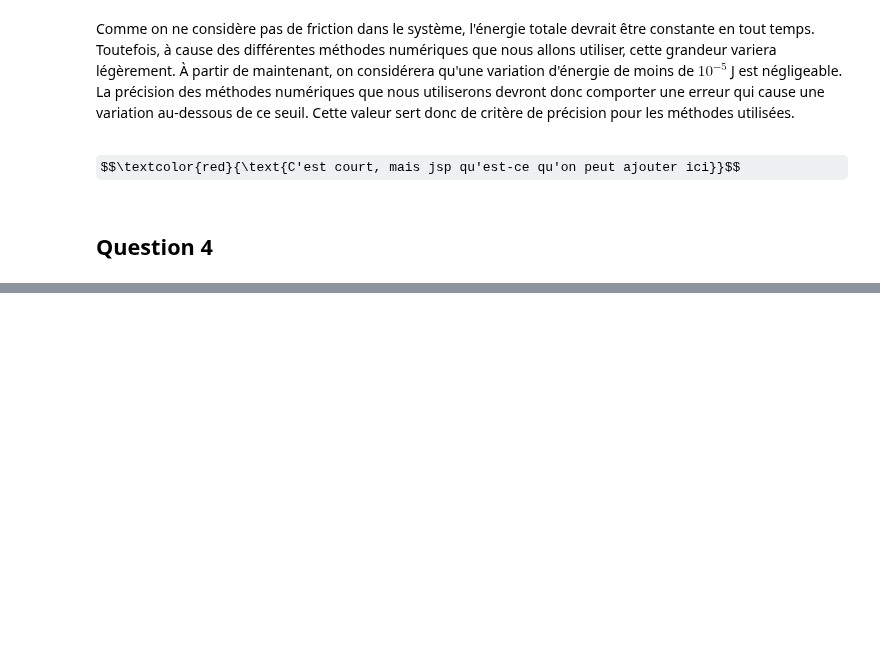
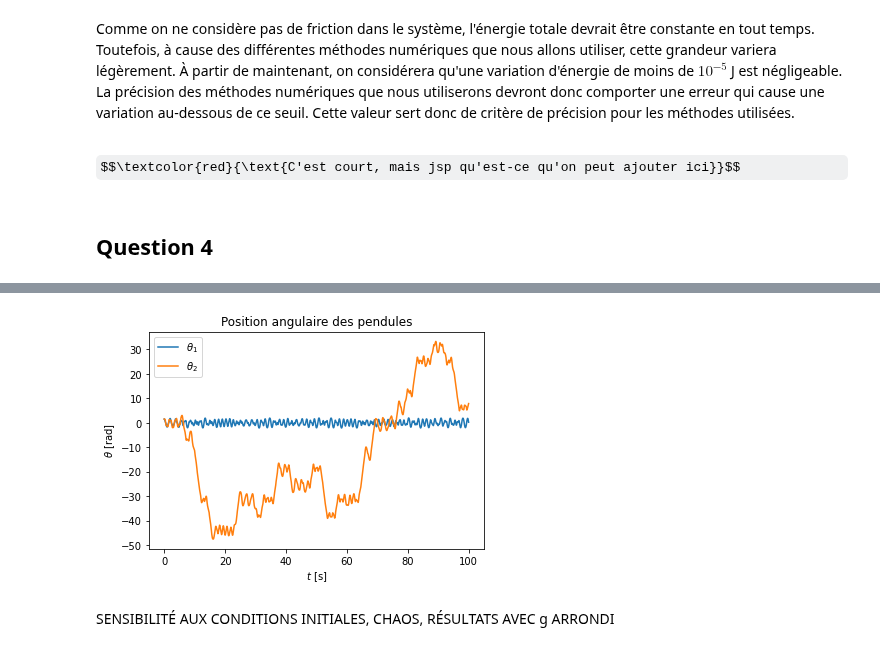
Before and after one commit to Jordan-Charest/PhysNum, a Jupyter notebook: TP3/TP3_Cla.ipynb, the cells around one changed output, grey strips where cells are left out. Cells and saved outputs as stored; diff of their text form; code cells hidden in the pictures; some formulas as TeX source; blank space fills up the shorter version.

```diff
--- a/TP3/TP3_Cla.ipynb
+++ b/TP3/TP3_Cla.ipynb
@@ -6,7 +6,7 @@
 import numpy as np
 import matplotlib.pyplot as plt
 
-g = 9.8
+g = 9.80665
 # %% [markdown]
 ## Question 3
 # %% [markdown]
@@ -45,7 +45,7 @@ def runge_kutta_4(f, x_0, a, b, N):
     x = [x_0]
     # calcul du pas h
     h = (b - a) / N
-    for i in range(t):
+    for i in range(len(t)):
         # grandeurs k_1, k_2, k_3, k_4 propres à Runge-Kutta de 4e ordre
         k_1 = h * f(x[i], t[i])
         k_2 = h * f(x[i] + k_1/2, t[i] + h/2)
@@ -67,0 +92,30 @@ On peut maintenant résoudre les équations du mouvement du pendule double à l'
+# %%
+# définition des conditions initiales (en radians)
+cond_init = [np.pi/2, np.pi/2, 0, 0]
+
+# résolution des équations du mouvement
+vars, t = runge_kutta_4(equations_penddouble, cond_init, 0, 100, 10000)
+
+# on trace le résultat
+
+theta_1 = []
+for v in vars:
+    theta_1.append(v[0])
+
+theta_2 = []
+for v in vars:
+    theta_2.append(v[1])
+
+fig = plt.figure()
+fig.patch.set_facecolor('white')
+plt.title('Position angulaire des pendules')
+plt.ylabel('$θ$ [rad]')
+plt.xlabel('$t$ [s]')
+plt.plot(t, theta_1[:-1], label="$θ_1$")
+plt.plot(t, theta_2[:-1], label="$θ_2$")
+plt.legend()
+plt.show()
+# %% [output]
+[figure, added]
+# %% [markdown]
+SENSIBILITÉ AUX CONDITIONS INITIALES, CHAOS, RÉSULTATS AVEC g ARRONDI
```
Also changed, not shown: parts of 5 cells of this notebook.
